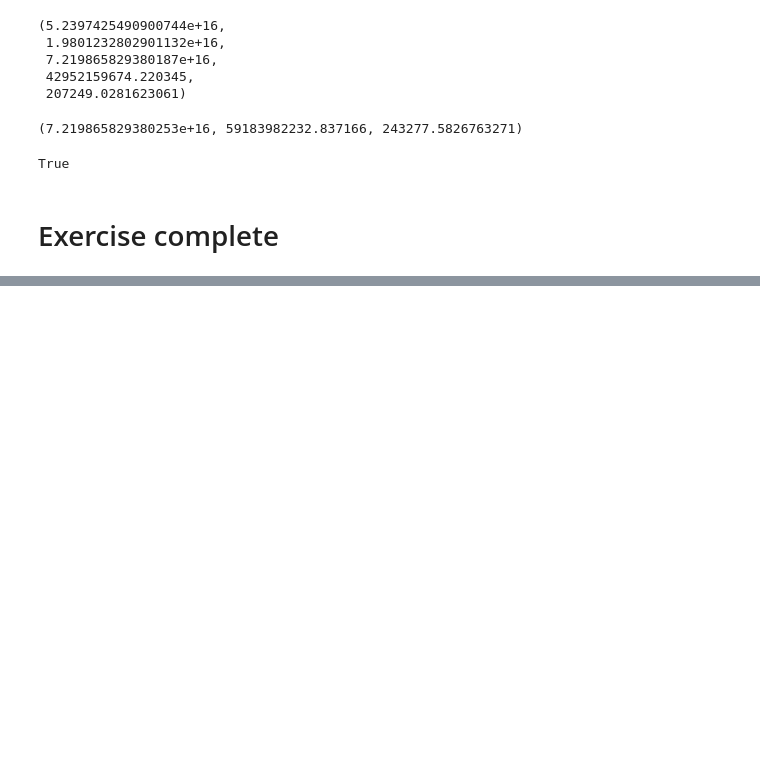
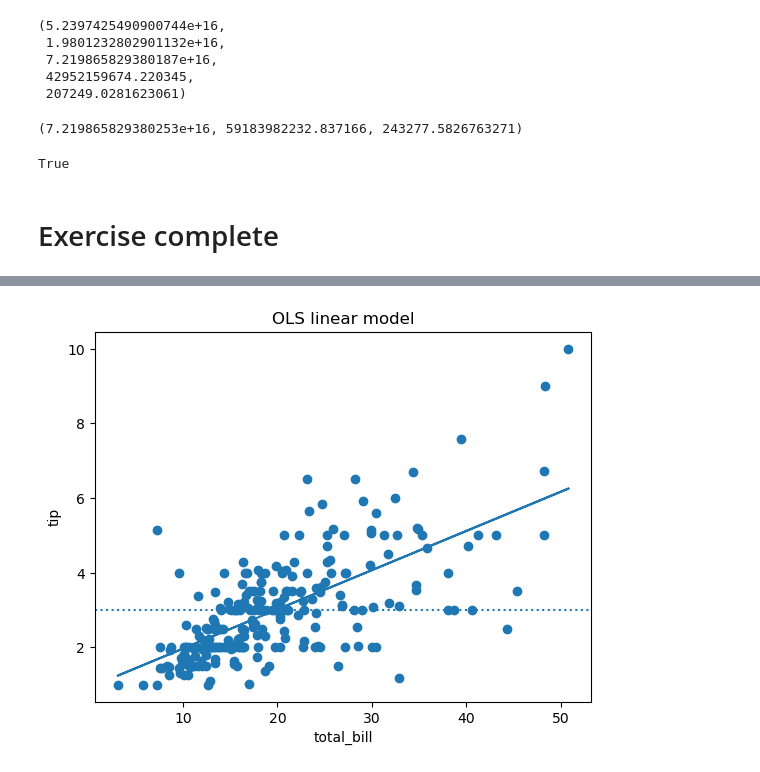
Before and after one commit to corey-hermesch/regression-exercises, a Jupyter notebook: evaluate.ipynb, the cells around one changed output, grey strips where cells are left out. Drawn from its saved outputs; the diff is of its cells as text; code cells hidden in the pictures; blank space fills up the shorter version.

```diff
--- a/evaluate.ipynb
+++ b/evaluate.ipynb
@@ -373,0 +392,2 @@ True
+# %%
+lr_tips.fit(tips_df[['total_bill']], tips_df.tip)
@@ -373,0 +396,4 @@ True
+# %%
+yhat = lr_tips.predict(tips_df[['total_bill']])
+# %%
+tips_df['yhat'] = yhat
@@ -373,0 +410,6 @@ True
+# %%
+new_df = tips_df[['total_bill', 'tip', 'yhat']]
+# %%
+ev.get_feature_target_plot(new_df)
+# %% [output]
+[figure, added]
```
Also changed, not shown: parts of 20 cells of this notebook.
